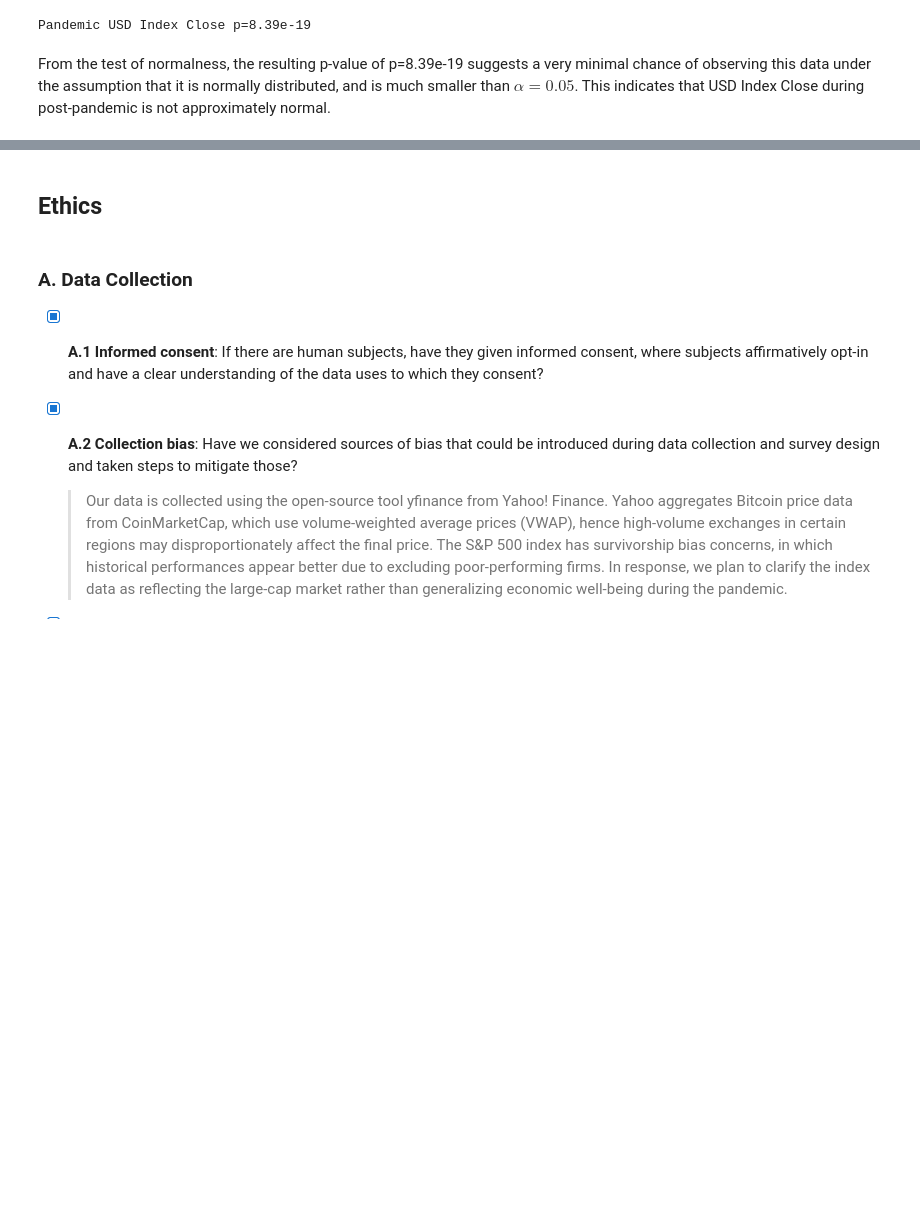
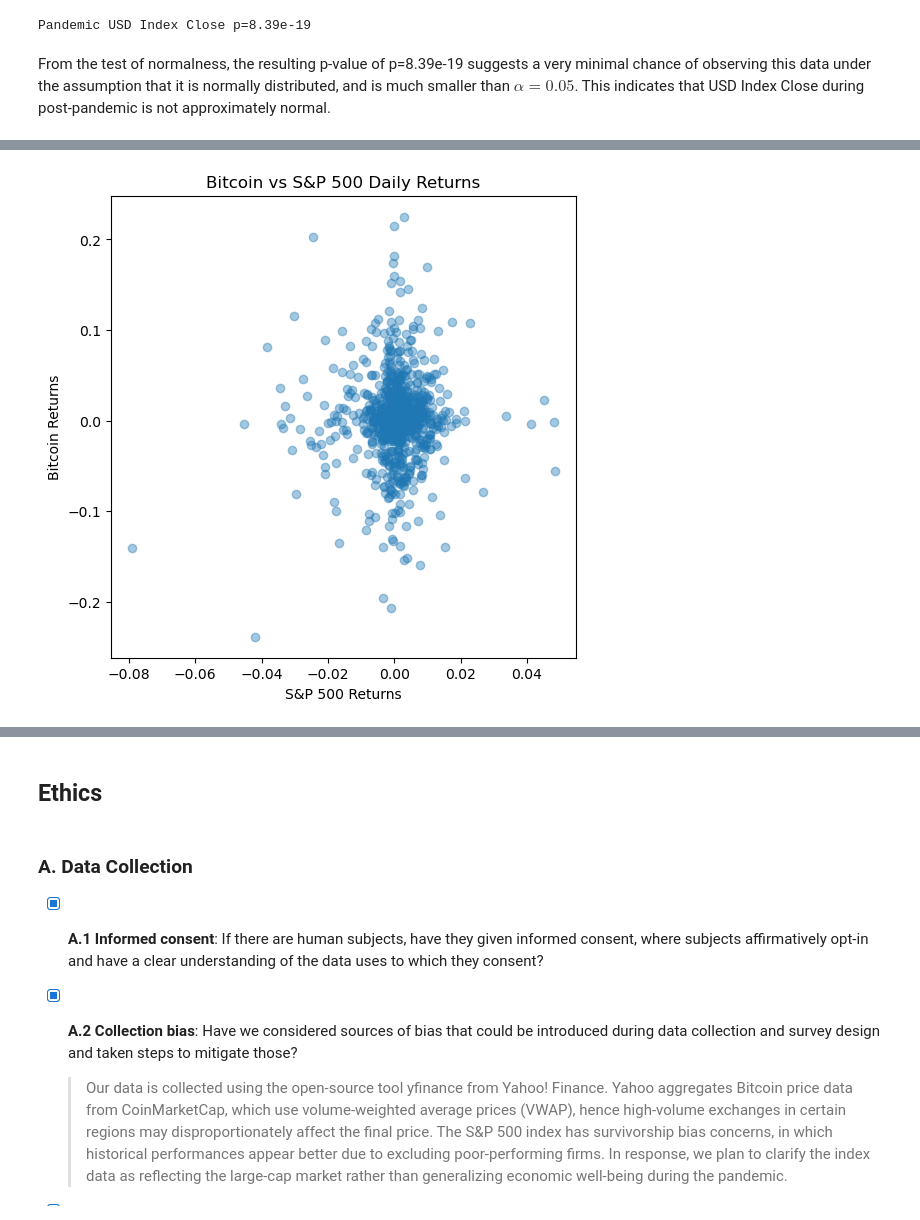
Before and after one commit to COGS108/Group110_WI26, a Jupyter notebook: 02-EDACheckpoint.ipynb, the cells around one changed output, grey strips where cells are left out. Cells and saved outputs as stored; diff of their text form; code cells hidden in the pictures; blank space fills up the shorter version.

```diff
--- a/02-EDACheckpoint.ipynb
+++ b/02-EDACheckpoint.ipynb
@@ -615,0 +636,11 @@ From the test of normalness, the resulting p-value of p=8.39e-19 suggests a very
+# %%
+price_cols = [
+    "BTC_Price Close",
+    "S&P_Points Close",
+    "GF_Price Close",
+    "USD_Points Close"
+]
+df_pre['BTC_Price Close'].isna().sum()
+pre_returns = np.log(df_pre[price_cols] / df_pre[price_cols].shift(1)).dropna()
+pan_returns = np.log(df_pandemic[price_cols] / df_pandemic[price_cols].shift(1)).dropna()
+post_returns = np.log(df_post[price_cols] / df_post[price_cols].shift(1)).dropna()
@@ -615,0 +695,9 @@ From the test of normalness, the resulting p-value of p=8.39e-19 suggests a very
+# %%
+plt.figure(figsize=(6,6))
+plt.scatter(pre_returns["S&P_Points Close"], pre_returns["BTC_Price Close"], alpha=0.4)
+plt.xlabel("S&P 500 Returns")
+plt.ylabel("Bitcoin Returns")
+plt.title("Bitcoin vs S&P 500 Daily Returns")
+plt.show()
+# %% [output]
+[figure, added]
```
Also changed, not shown: parts of 9 cells of this notebook.
